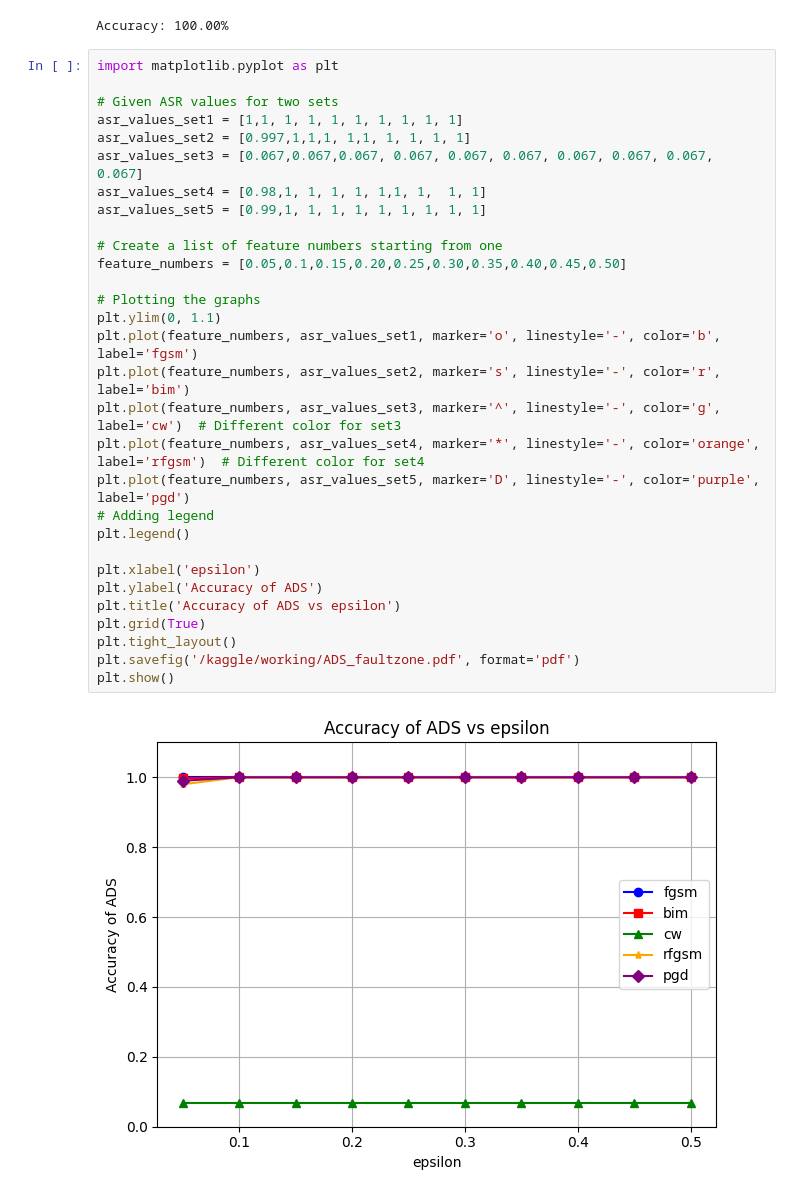
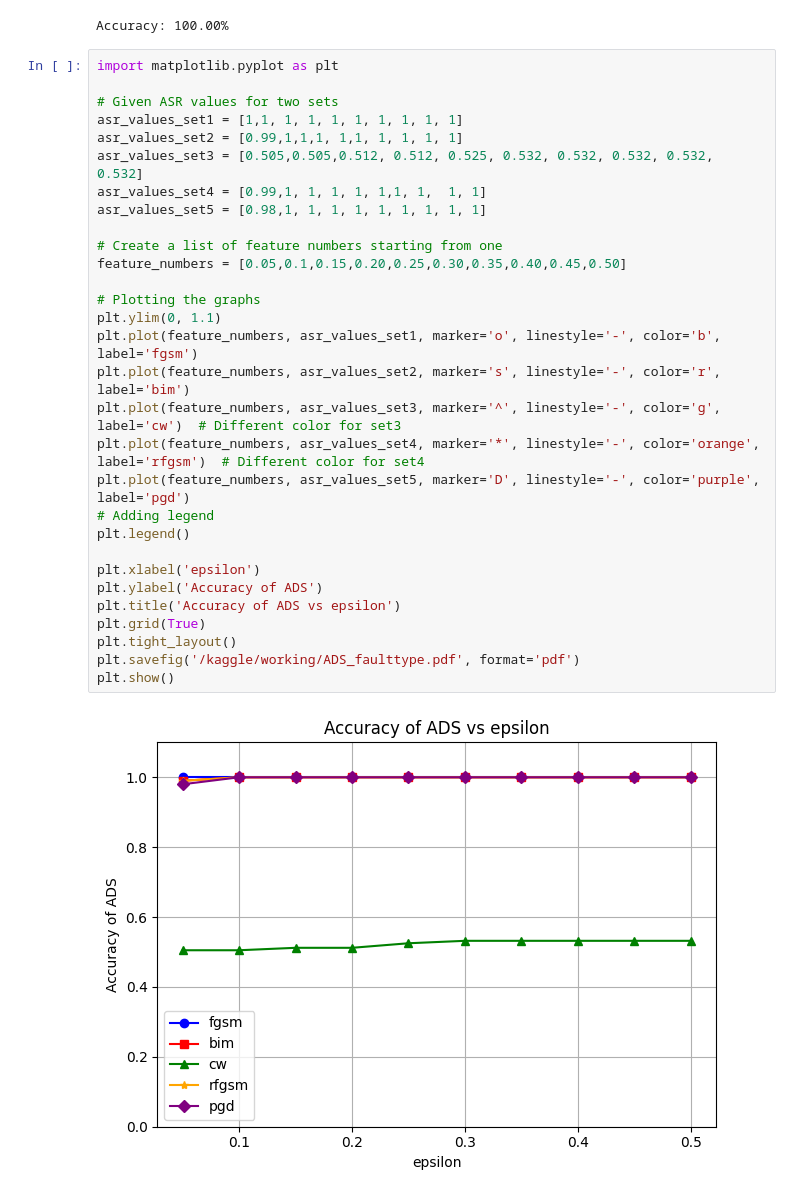
Before and after one commit to emadef1/FaultGuard, a Jupyter notebook: Fault_type.ipynb, the cells around one changed output. Drawn from its saved outputs; the diff is of its cells as text.

```diff
--- a/Fault_type.ipynb
+++ b/Fault_type.ipynb
@@ -1190,32 +1121,32 @@ Accuracy: 100.00%
 # %%
 import matplotlib.pyplot as plt
 
 # Given ASR values for two sets
 asr_values_set1 = [1,1, 1, 1, 1, 1, 1, 1, 1, 1]
-asr_values_set2 = [0.997,1,1,1, 1,1, 1, 1, 1, 1]
-asr_values_set3 = [0.067,0.067,0.067, 0.067, 0.067, 0.067, 0.067, 0.067, 0.067, 0.067]
-asr_values_set4 = [0.98,1, 1, 1, 1, 1,1, 1,  1, 1]
-asr_values_set5 = [0.99,1, 1, 1, 1, 1, 1, 1, 1, 1]
+asr_values_set2 = [0.99,1,1,1, 1,1, 1, 1, 1, 1]
+asr_values_set3 = [0.505,0.505,0.512, 0.512, 0.525, 0.532, 0.532, 0.532, 0.532, 0.532]
+asr_values_set4 = [0.99,1, 1, 1, 1, 1,1, 1,  1, 1]
+asr_values_set5 = [0.98,1, 1, 1, 1, 1, 1, 1, 1, 1]
 
 # Create a list of feature numbers starting from one
 feature_numbers = [0.05,0.1,0.15,0.20,0.25,0.30,0.35,0.40,0.45,0.50]
 
 # Plotting the graphs
 plt.ylim(0, 1.1)
 plt.plot(feature_numbers, asr_values_set1, marker='o', linestyle='-', color='b', label='fgsm')
 plt.plot(feature_numbers, asr_values_set2, marker='s', linestyle='-', color='r', label='bim')
 plt.plot(feature_numbers, asr_values_set3, marker='^', linestyle='-', color='g', label='cw')  # Different color for set3
 plt.plot(feature_numbers, asr_values_set4, marker='*', linestyle='-', color='orange', label='rfgsm')  # Different color for set4
 plt.plot(feature_numbers, asr_values_set5, marker='D', linestyle='-', color='purple', label='pgd')
 # Adding legend
 plt.legend()
 
 plt.xlabel('epsilon')
 plt.ylabel('Accuracy of ADS')
 plt.title('Accuracy of ADS vs epsilon')
 plt.grid(True)
 plt.tight_layout()
-plt.savefig('/kaggle/working/ADS_faultzone.pdf', format='pdf')
+plt.savefig('/kaggle/working/ADS_faulttype.pdf', format='pdf')
 plt.show()
 # %% [output]
-[figure, old version]
+[figure, new version]
```
Also changed, not shown: parts of 35 cells of this notebook, 1 other file.
